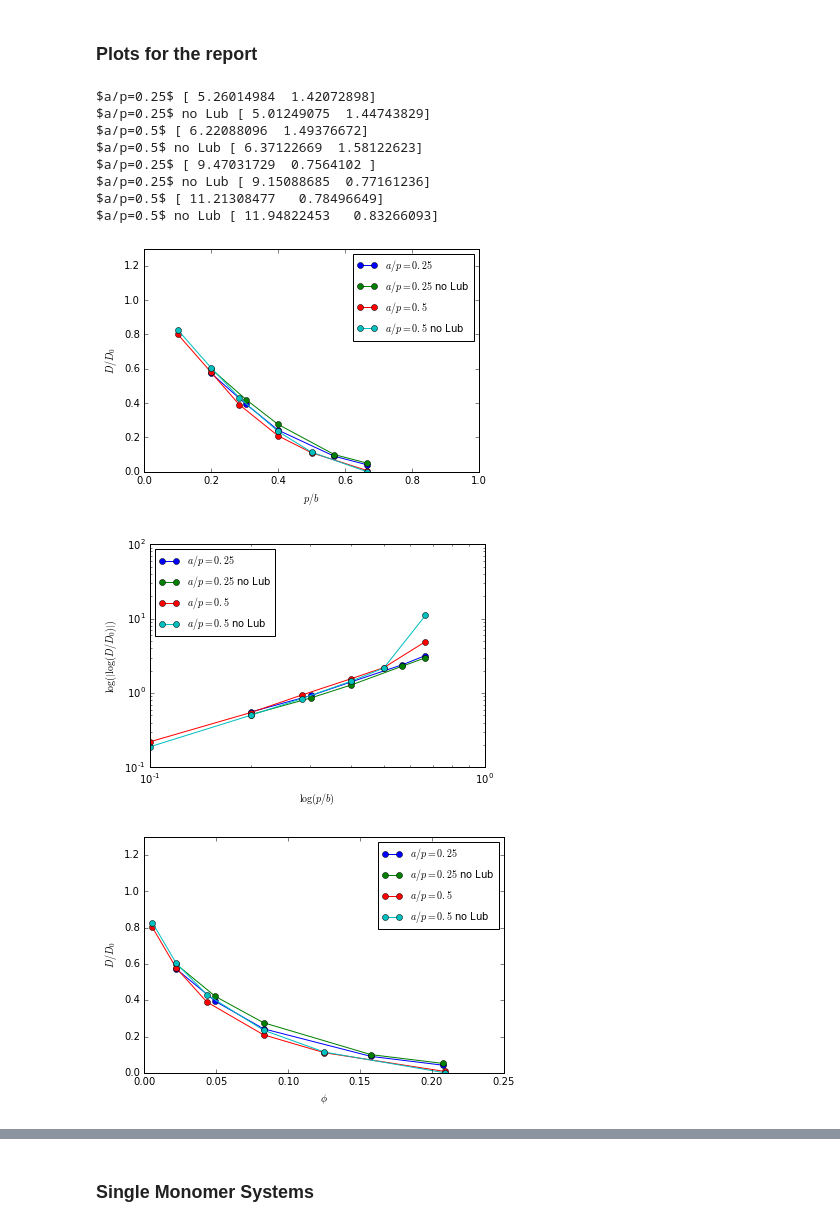
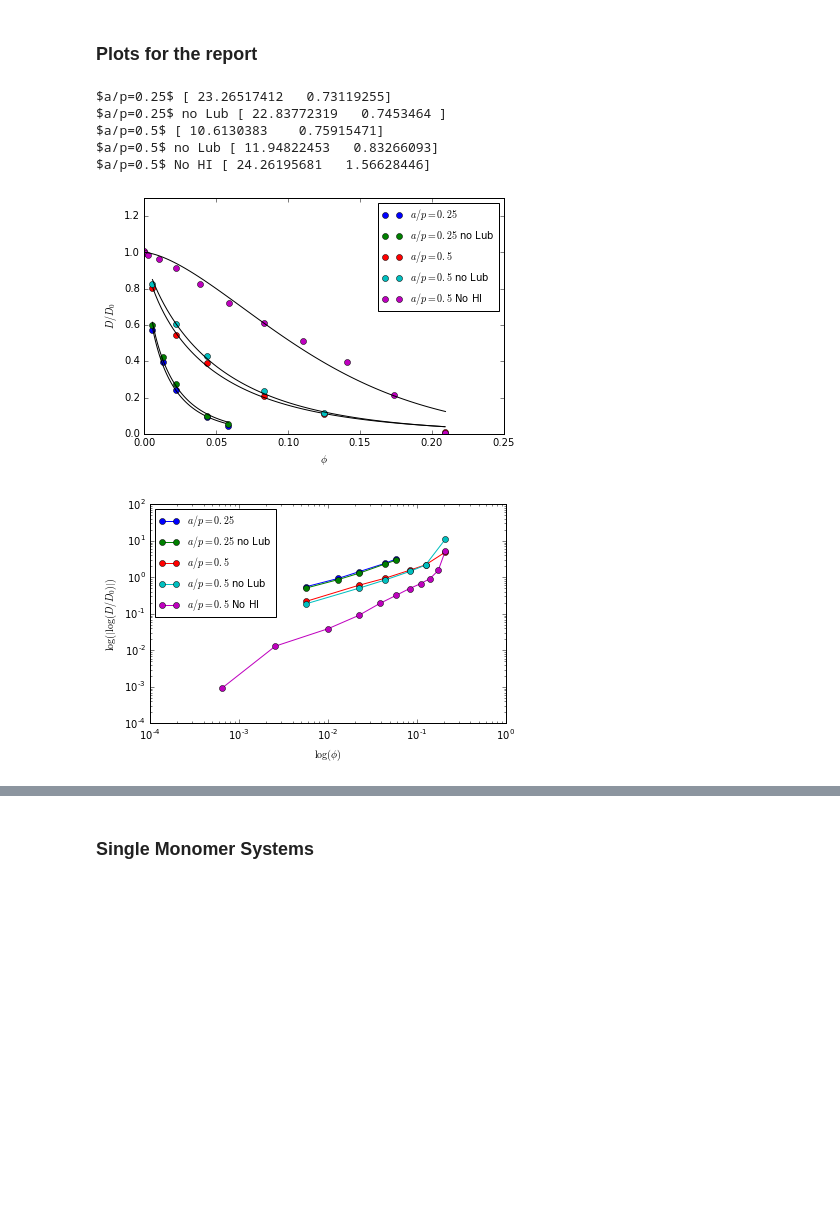
Before and after one commit to JohannHansing/iPythonNB, a Jupyter notebook: HIforBD/Figures.ipynb, the cells around one changed output, grey strips where cells are left out. Drawn from its saved outputs; the diff is of its cells as text; code cells hidden in the pictures; blank space fills up the shorter version.

```diff
--- a/HIforBD/Figures.ipynb
+++ b/HIforBD/Figures.ipynb
@@ -9,6 +9,8 @@ import matplotlib.pyplot as plt
 from matplotlib.backends.backend_pdf import PdfPages
 from matplotlib.pyplot import cm # color stuff
 from scipy.optimize import curve_fit
+import itertools
+plotmarkers=['^', 'o', 's', 'v', '*', 'd', '3', '<', 'h', '>', 'D', 'H']
 %matplotlib inline
 
 #from matplotlib import rc
@@ -101,10 +103,13 @@ def plotDopvarylub(dataArrs,labels,loglog=False,legendloc=0,tofile=False,filenam
 # Function to plot D over phi vary lub noLub data with fixed aop
 Vcyl = lambda a, b: np.pi*b*(a/2.)**2
 def phi(aob): return (3*Vcyl(aob,b=1) - 8 * np.sqrt(2) * (aob/2.)**3)
-def phiMon(aob): return 4./3*np.pi*aob**3
+def phiMon(aob): return 4./3*np.pi*(aob/2.)**3
 
-def plotDoPhivarylub(aop,dataArrs,labels,loglog=False,legendloc=0,tofile=False,filename='',monomers=False,fitexp=False,plotfit=False,lt='o-',aopArr=[]):
+
+def plotDoPhivarylub(aop,dataArrs,labels,loglog=False,legendloc=0,tofile=False,filename='',monomers=False,fitexp=False,plotfit=False,lt='o-',aopArr=[],changesyms=False):
     fig=plt.figure()
+    if changesyms: marker = itertools.cycle((plotmarkers))
+    else: marker = itertools.cycle(('o'))
     for i,data in enumerate(dataArrs):
         dd0s=data[:,1]/6.
         prels=data[:,0]
@@ -114,11 +119,11 @@ def plotDoPhivarylub(aop,dataArrs,labels,loglog=False,legendloc=0,tofile=False,f
         if monomers:
             phis=phiMon(prels*aop)
         if loglog==True:
-            plt.loglog(phis,np.abs(np.log(dd0s)),lt,label=labels[i])
+            plt.loglog(phis,np.abs(np.log(dd0s)),lt,label=labels[i],marker = next(marker))
             plt.xlabel("$\log(\phi)$")
             plt.ylabel("$\log(|\log(D/D_0)|)$")
         else:
-            plt.plot(phis,dd0s,lt,label=labels[i])
+            plt.plot(phis,dd0s,lt,label=labels[i],marker = next(marker))
             plt.ylim([0,1.3])
             plt.xlabel("$\phi$")
             plt.ylabel("$D/D_0$")
@@ -128,7 +133,7 @@ def plotDoPhivarylub(aop,dataArrs,labels,loglog=False,legendloc=0,tofile=False,f
             if plotfit:
                 xs = np.linspace(phis[0],phis[-1],100)
                 ys = stexp(xs, *popt)
-                plt.plot(xs,ys,'g-')
+                plt.plot(xs,ys,'k-')
     #plt.legend()
     plt.legend(loc=legendloc,fontsize = 'medium')
     if tofile==True:
@@ -230,7 +237,7 @@ plotdataArr(data,'p/b',labels,tofile=True,filename='D_over_p_a_05_1_lubNoLub')
 # %% [markdown]
 ### D over p vary U_0
 # %%
-arr=[-10,-5,-3,5,10,20]# U_0
+arr=[-10,-5,0,10,20]# U_0
 labels=["$U_0/k_BT ="+str(u)+"$" for u in arr]#,'$W=2$, no lubrication']
 
 a=0.5
@@ -239,6 +246,6 @@ plotdataArr(data,'p/b',labels,tofile=True,filename='D_over_p_vary_U_LJ025',xlim=
 
 
 a=0
-data=[getDop_a(a,u=u,trigger='LJ025') for u in arr]
+data=[getDop_a(a,u=u,dt="0.0001",MSD='') for u in arr]
 plotdataArr(data,'p/b',labels,tofile=True,filename='D_over_p_vary_U_noHI',xlim=[0,1])
 # %% [output]
@@ -336,31 +297,41 @@ $U_0/k_BT =5$ [ 9.08633413  0.77338511]
 # %% [markdown]
 ### Plots for the report
 # %%
-a=0
-#datanoHI=getDop_a(a,u=0)
+aopArr=[]
+data=[]
+labels=[]
 
 aop=0.25
 datanL25=getDop_aop(aop,trigger='noLub/steric',system='')#Data running on yoshi
 dataLJ25=getDop_aop(aop,trigger='LJ',system='')
+aopArr+=2*[aop]
+data+=[dataLJ25]+[(datanL25)]
+labels+=['$a/p=0.25$','$a/p=0.25$ no Lub']
 
 aop=0.5
 datanL5=getDop_aop(aop,trigger='noLub/steric',system='')
 dataLJ5=getDop_aop(aop,trigger='LJ025',system='')
-data=[dataLJ25]+[(datanL25)]+[dataLJ5]+[(datanL5)]#+[datanoHI]
-labels=['$a/p=0.25$','$a/p=0.25$ no Lub','$a/p=0.5$','$a/p=0.5$ no Lub']#,'$a/p=0.$']
-plotDopvarylub(data,labels,tofile=True,filename='D_over_p_aop_05_025_lubnolub',fitexp=True)
-plotDopvarylub(data,labels,loglog=True,tofile=True,filename='D_over_p_aop_05_025_lubnolub_log')
-plotDoPhivarylub(aop,data,labels,tofile=True,filename='D_over_phi_aop_05_025_lubnolub',fitexp=True,plotfit=False)
-plotDoPhivarylub(aop,data,labels,loglog=True,tofile=True,filename='D_over_phi_aop_05_025_lubnolub_log')
+aopArr+=2*[aop]
+data+=[dataLJ5]+[(datanL5)]
+labels+=['$a/p=0.5$','$a/p=0.5$ no Lub']
+
+a=0
+aopNoHI=0.5
+datanoHI=getDop_a(a,u=0,MSD='',dt='0.0001')
+datanoHI[:,0]=datanoHI[:,0]/(1.+aopNoHI)
+aopArr+=[aopNoHI]
+data+=[datanoHI]
+labels+=['$a/p='+str(aopNoHI)+'$ No HI']
+
+plotDoPhivarylub(aop,data,labels,aopArr=aopArr,tofile=True,filename='D_over_phi_aop_05_025_lubnolub',fitexp=True,plotfit=True,lt='o')
+plotDoPhivarylub(aop,data,labels,aopArr=aopArr,loglog=True,tofile=True,filename='D_over_phi_aop_05_025_lubnolub_log')
+#plotDopvarylub(data,labels,tofile=True,filename='D_over_a_aop_05_025_lubnolub',fitexp=True)
+#plotDopvarylub(data,labels,loglog=True,tofile=True,filename='D_over_a_aop_05_025_lubnolub_log')
 # %% [output]
-$a/p=0.25$ [ 5.26014984  1.42072898]
-$a/p=0.25$ no Lub [ 5.01249075  1.44743829]
-$a/p=0.5$ [ 6.22088096  1.49376672]
-$a/p=0.5$ no Lub [ 6.37122669  1.58122623]
-$a/p=0.25$ [ 9.47031729  0.7564102 ]
-$a/p=0.25$ no Lub [ 9.15088685  0.77161236]
-$a/p=0.5$ [ 11.21308477   0.78496649]
+$a/p=0.25$ [ 23.26517412   0.73119255]
+$a/p=0.25$ no Lub [ 22.83772319   0.7453464 ]
+$a/p=0.5$ [ 10.6130383    0.75915471]
 $a/p=0.5$ no Lub [ 11.94822453   0.83266093]
+$a/p=0.5$ No HI [ 24.26195681   1.56628446]
-[figure, old version]
+[figure, new version]
-[figure, old version]
+[figure, new version]
-[figure, removed]
```
Also changed, not shown: parts of 16 cells of this notebook, 7 other files.
